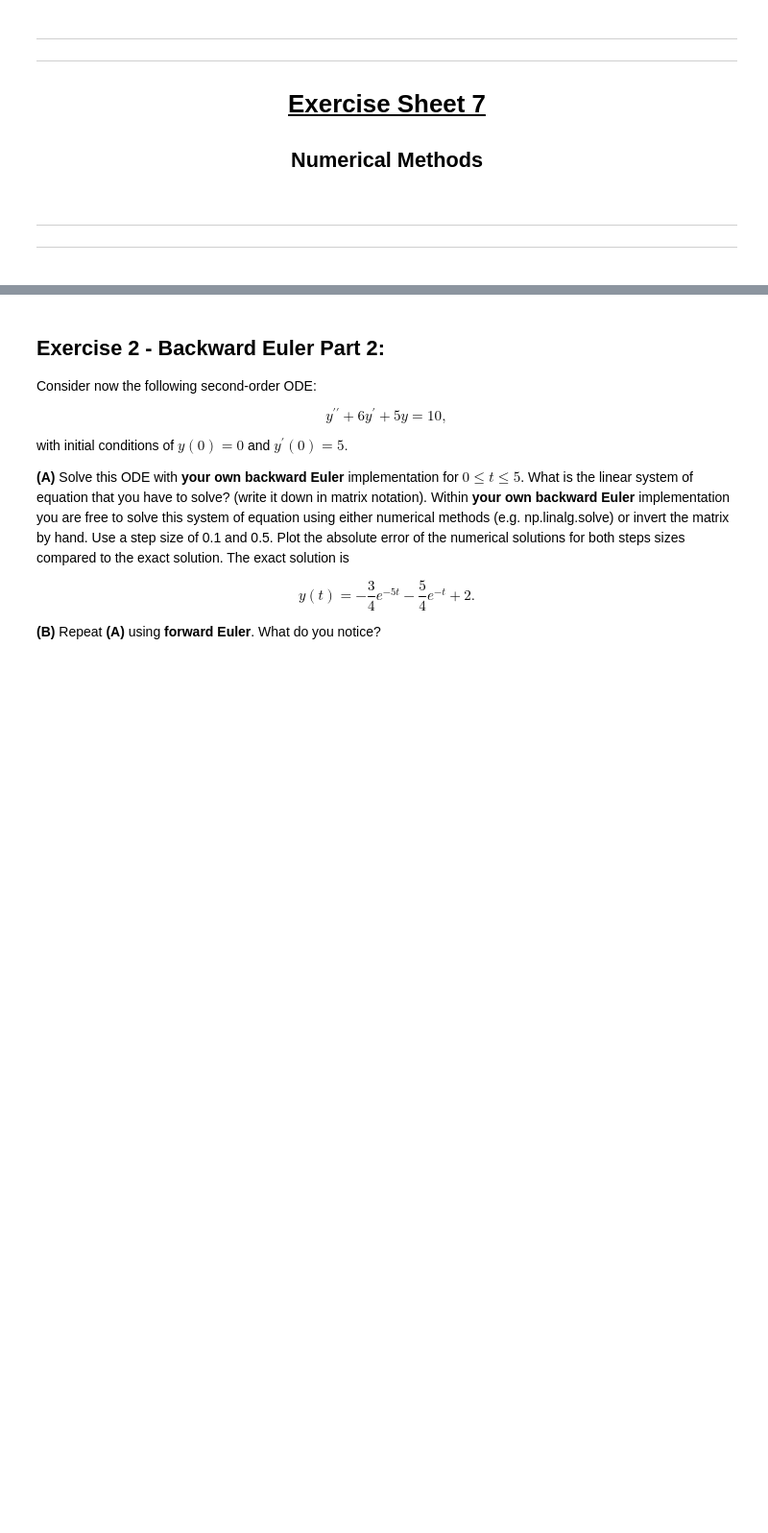
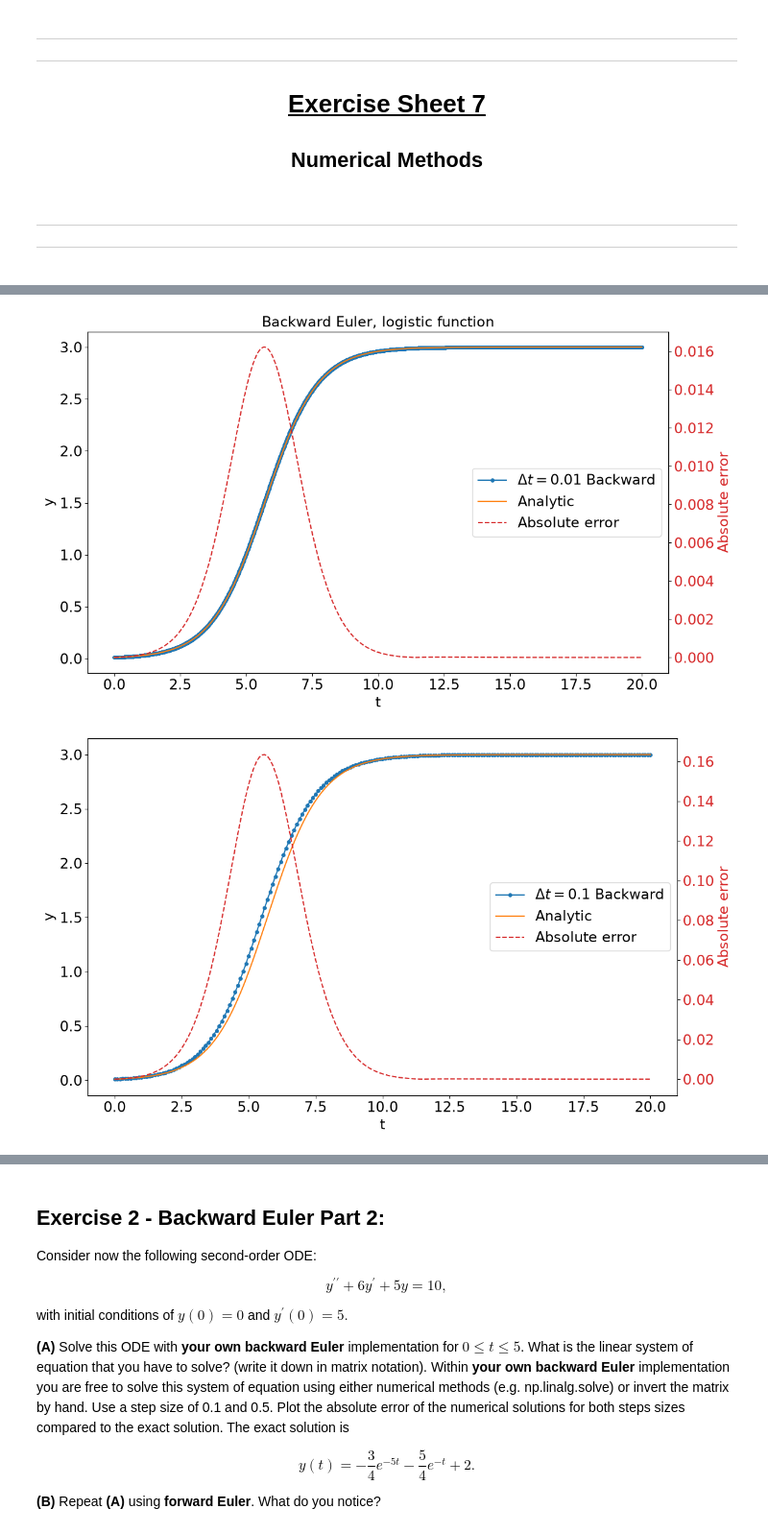
Before and after one commit to MarcusFri/NumAstro2026W_MarcusFrischherz_08225094, a Jupyter notebook: Exercise_Sheet_7.ipynb, the cells around one changed output, grey strips where cells are left out. Shown at 96% size. Saved outputs shown, nothing was run; the diff lists cells and outputs as text; code cells hidden in the pictures; blank space fills up the shorter version.

```diff
--- a/Exercise_Sheet_7.ipynb
+++ b/Exercise_Sheet_7.ipynb
@@ -147,0 +254,55 @@ On the other hand, Backward Euler gives useful results even with $\Delta t = 0.7
+# %%
+def logistic_analytic(t, t0, y0):
+    return 3 / (1 + (3/y0 -1) * np.exp(-(t - t0)))
+
+def RHS(y):
+    return (1 - y/3) * y
+
+def G(z, yn, h):
+    return z - yn - h * RHS(z)
+
+def dG(z, h):
+    return 1 - h + 2 * h * z / 3
+
+y0 = 0.01
+start_time = 0
+end_time = 20
+
+ts = np.linspace(start_time, end_time, 500)
+Ns = logistic_analytic(ts, start_time, y0)
+
+dts = [0.01, 0.1, 0.5, 1]
+
+for dt in dts:
+    t, y = backw_euler_Newton(RHS, G, dG, start_time, end_time, y0, dt)
+    error = np.abs(y - logistic_analytic(t, start_time, y0))
+
+    fig, ax1 = plt.subplots()
+    ax2 = ax1.twinx()
+
+    # Numerische und analytische Lösung
+    ax1.plot(t, y, '-o', markersize=4,
+             label=fr'$\Delta t = {dt}$ Backward')
+    ax1.plot(ts, Ns, label='Analytic')
+
+    # Absolute Abweichung
+    ax2.plot(t, error, '--', color='tab:red',
+             label='Absolute error')
+
+    ax1.set_xlabel('t')
+    ax1.set_ylabel('y')
+    ax2.set_ylabel('Absolute error', color='tab:red')
+    ax2.tick_params(axis='y', labelcolor='tab:red')
+
+    # Gemeinsame Legende
+    lines = ax1.get_lines() + ax2.get_lines()
+    ax1.legend(lines, [line.get_label() for line in lines], loc='center right')
+
+    if dt == dts[0]:
+        ax1.set_title('Backward Euler, logistic function')
+
+    fig.tight_layout()
+    plt.show()
+# %% [output]
+[figure, added]
+[figure, added]
```
Also changed, not shown: parts of 23 cells of this notebook, 2 other files.
